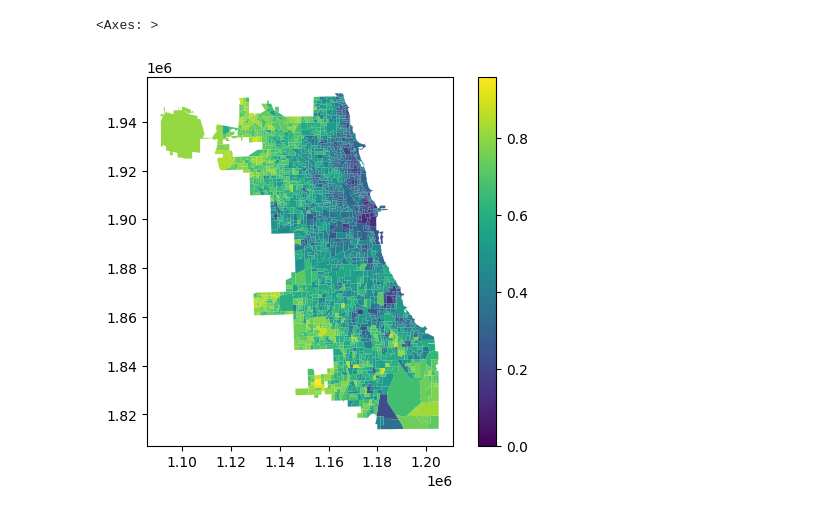
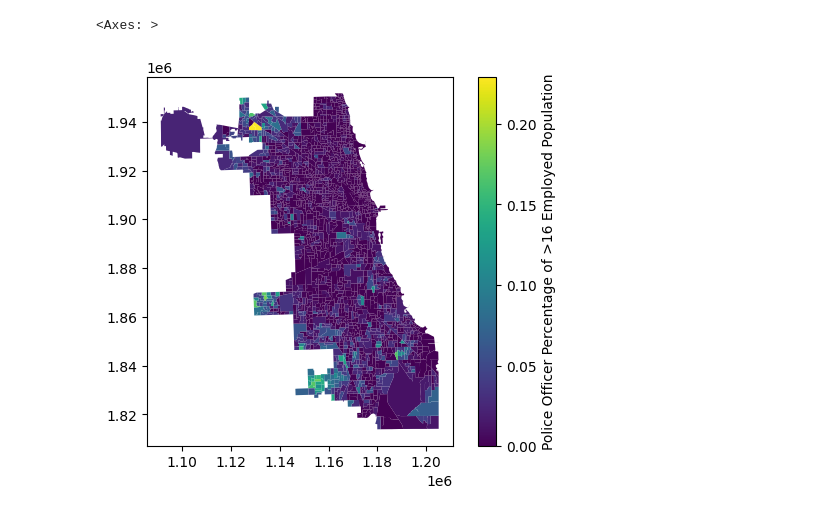
Before and after one commit to hazelnb/Chicago-Mayoral, a Jupyter notebook: notebooks/get_new_acs_dataset.ipynb, the cells around one changed output. Cells and saved outputs as stored; diff of their text form; code cells hidden in the pictures.

```diff
--- a/notebooks/get_new_acs_dataset.ipynb
+++ b/notebooks/get_new_acs_dataset.ipynb
@@ -171,14 +248,15 @@ blk_prct_assignment = maup.assign(blks, prcts_gdf)
 
 prcts_gdf[pop_cols] = blks[pop_cols].groupby(blk_prct_assignment).sum()
 prcts_gdf[vap_cols] = blks[vap_cols].groupby(blk_prct_assignment).sum()
-prcts_gdf[hh_cols] = blks[hh_cols].groupby(blk_prct_assignment).sum()
+prcts_gdf[h_units_cols] = blks[h_units_cols].groupby(blk_prct_assignment).sum()
+prcts_gdf[occ_h_units_cols] = blks[occ_h_units_cols].groupby(blk_prct_assignment).sum()
 # %%
-chicago_mayoral_data = pd.read_csv("data/enriched_chicago_mayoral.csv")
+chicago_mayoral_data = pd.read_csv("../data/enriched_chicago_mayoral.csv")
 del chicago_mayoral_data["Unnamed: 0"]
 merged_df = chicago_mayoral_data.merge(prcts_gdf, how="inner", left_on=["WARD", "PRECINCT"], right_on=["WARD", "PRECINCT"])
 merged_df = merged_df.loc[:,~merged_df.columns.duplicated()].copy()
 count_output = pd.DataFrame(merged_df.drop(columns='geometry'))
-count_output.to_csv("data/chicago_mayoral_acs_counts.csv")
+count_output.to_csv("../data/chicago_mayoral_acs_counts.csv")
 # %%
 import re
 
@@ -211,12 +289,42 @@ norm_mapping = {'uninsured_vap': "gt_19_uninst_civs",
                 'internet_hh': 'tot_hh_acs',
                 'family_hh': 'tot_hh_acs',
                 'living_alone_hh': 'tot_hh_acs',
-                'non_family_multi_member_hh': 'tot_hh_acs'}
+                'non_family_multi_member_hh': 'tot_hh_acs',
+                "mbsa_occupation_pop": "gt_16_working_pop",
+                "service_occupation_pop": "gt_16_working_pop",
+                "sales_and_office_occupation_pop": "gt_16_working_pop",
+                "nrcm_occupation_pop": "gt_16_working_pop",
+                "ptmm_occupation_pop": "gt_16_working_pop",
+                "cop_pop": "gt_16_working_pop",
+                "poverty_ratio_lt_p50_pop": "poverty_ratio_ref_pop",
+                "poverty_ratio_p50_p99_pop": "poverty_ratio_ref_pop",
+                "poverty_ratio_1p00_1p24_pop": "poverty_ratio_ref_pop",
+                "poverty_ratio_1p25_1p49_pop": "poverty_ratio_ref_pop",
+                "poverty_ratio_1p50_1p84_pop": "poverty_ratio_ref_pop",
+                "poverty_ratio_1p85_1p99_pop": "poverty_ratio_ref_pop",
+                "poverty_ratio_gt_2p00_pop": "poverty_ratio_ref_pop",
+                "medicare_medicaid_pop": "gt_19_uninst_civs",
+                "tricare_va_pop": "gt_19_uninst_civs",
+                "occ_per_room_lt_p50_pop": "tot_occ_h_units_acs",
+                "occ_per_room_p51_1p00_pop": "tot_occ_h_units_acs",
+                "occ_per_room_1p01_1p50_pop": "tot_occ_h_units_acs",
+                "occ_per_room_1p51_2p00_pop": "tot_occ_h_units_acs",
+                "occ_per_room_gt_2p00_pop": "tot_occ_h_units_acs",
+                "built_after_2014_units": "tot_h_units_acs",
+                "built_2010_2013_units": "tot_h_units_acs",
+                "built_00s_units": "tot_h_units_acs",
+                "built_90s_units": "tot_h_units_acs",
+                "built_80s_units": "tot_h_units_acs",
+                "built_70s_units": "tot_h_units_acs",
+                "built_60s_units": "tot_h_units_acs",
+                "built_50s_units": "tot_h_units_acs",
+                "built_40s_units": "tot_h_units_acs",
+                "built_pre_40s_units": "tot_h_units_acs"}
 
 pct_df = count_output.copy()
 
 for k, v in norm_mapping.items():
-    pct_key = re.sub(r'(_vap$|_pop$|_hh$)', '_pct', k)
+    pct_key = re.sub(r'(_vap$|_pop$|_hh$|_units$)', '_pct', k)
 
     pct_df[pct_key] = safe_div(count_output[k], count_output[v])
     del pct_df[k]
@@ -226,7 +334,7 @@ pct_df.to_csv("data/chicago_mayoral_acs_pct.csv")
 pct_gdf = merged_df.copy()
 
 for k, v in norm_mapping.items():
-    pct_key = re.sub(r'(_vap$|_pop$|_hh$)', '_pct', k)
+    pct_key = re.sub(r'(_vap$|_pop$|_hh$|_units$)', '_pct', k)
 
     pct_gdf[pct_key] = safe_div(merged_df[k], merged_df[v])
     del pct_gdf[k]
@@ -238,5 +346,5 @@ pct_df.to_csv("data/chicago_mayoral_acs_pct.csv")
 # %%
-gpd.GeoDataFrame(pct_gdf).plot("drives_alone_work_pct", legend=True)
+gpd.GeoDataFrame(pct_gdf).plot("cop_pct",legend_kwds={"label": "Police Officer Percentage of >16 Employed Population"}, legend=True)
 # %% [output]
 <Axes: >
-[figure, old version]
+[figure, new version]
```
Also changed, not shown: parts of 10 cells of this notebook, 6 other files.
